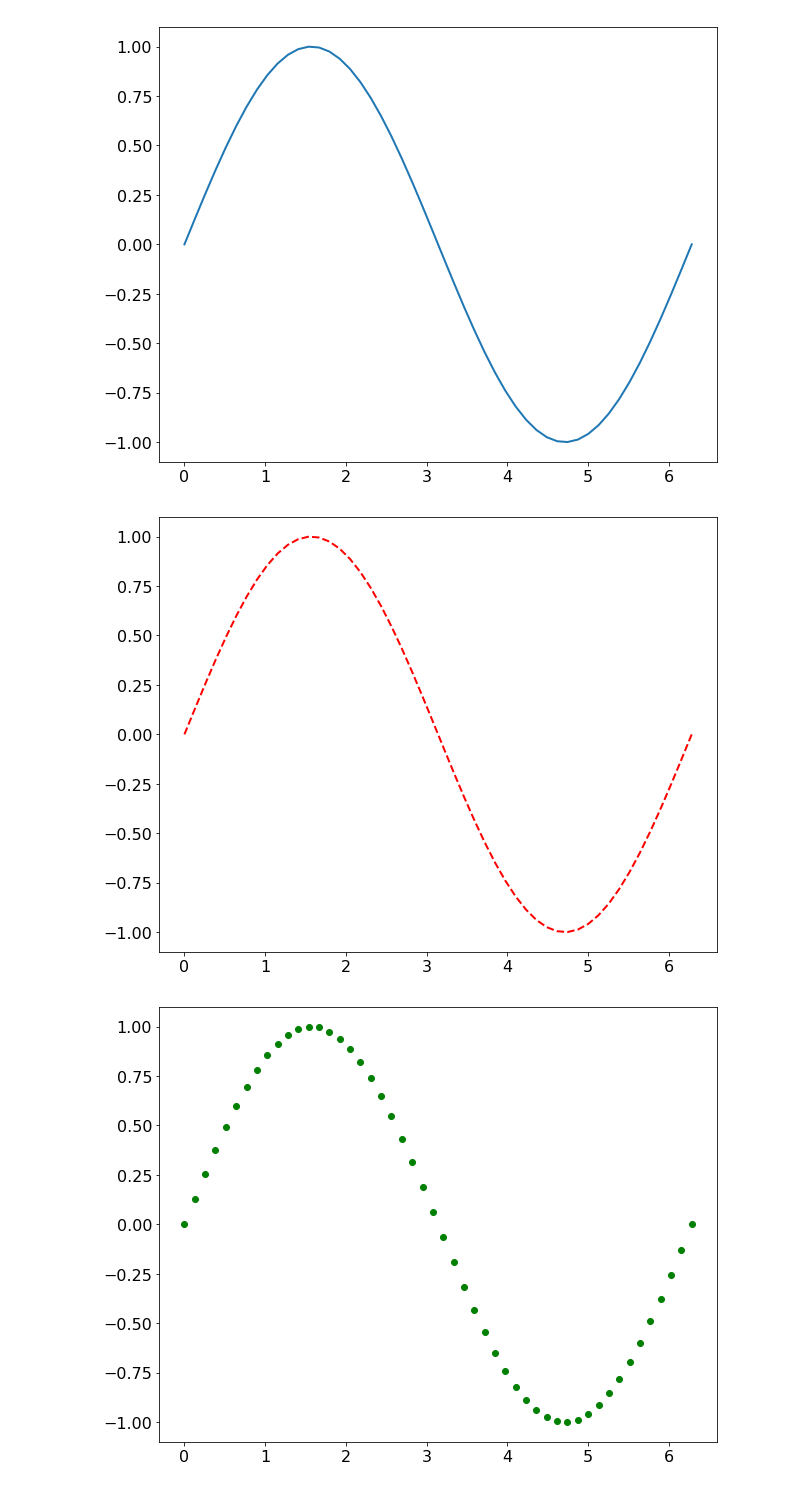
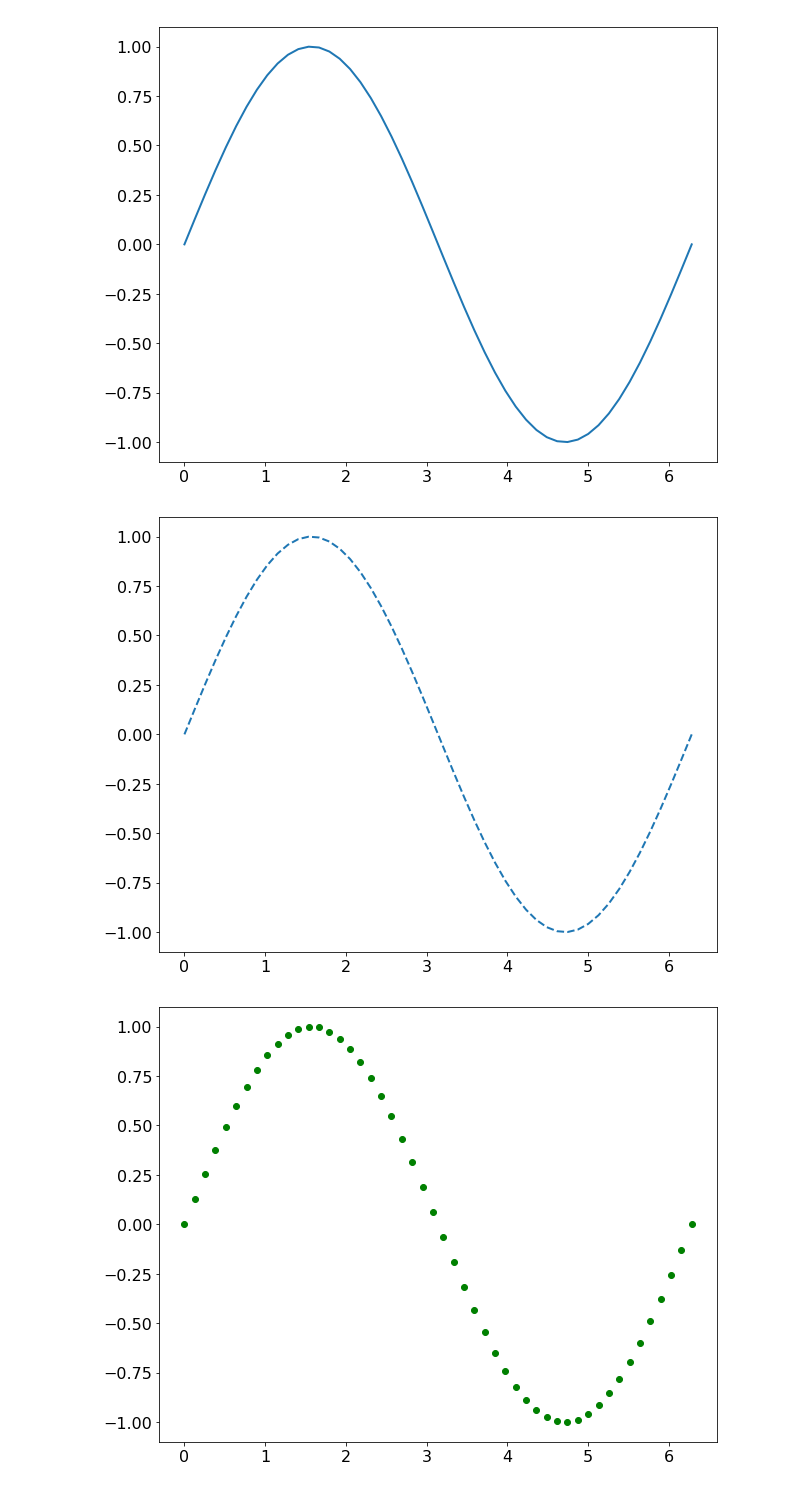
Before and after one commit to Python4AstronomersAndParticlePhysicists/PythonWorkshop-ICE, a Jupyter notebook: notebooks/05_01_matplotlib.ipynb, the cells around one changed output. Drawn from its saved outputs; the diff is of its cells as text; code cells hidden in the pictures.

```diff
--- a/notebooks/05_01_matplotlib.ipynb
+++ b/notebooks/05_01_matplotlib.ipynb
@@ -76,8 +76,8 @@ plt.plot(t, np.sin(t));
 # %% [output]
 [figure]
 # %%
-plt.plot(t, np.sin(t), 'r--');
+plt.plot(t, np.sin(t), '--');
 # %% [output]
-[figure, old version]
+[figure, new version]
 # %%
 plt.plot(t, np.sin(t), 'go');
```
Also changed, not shown: parts of 12 cells of this notebook.
